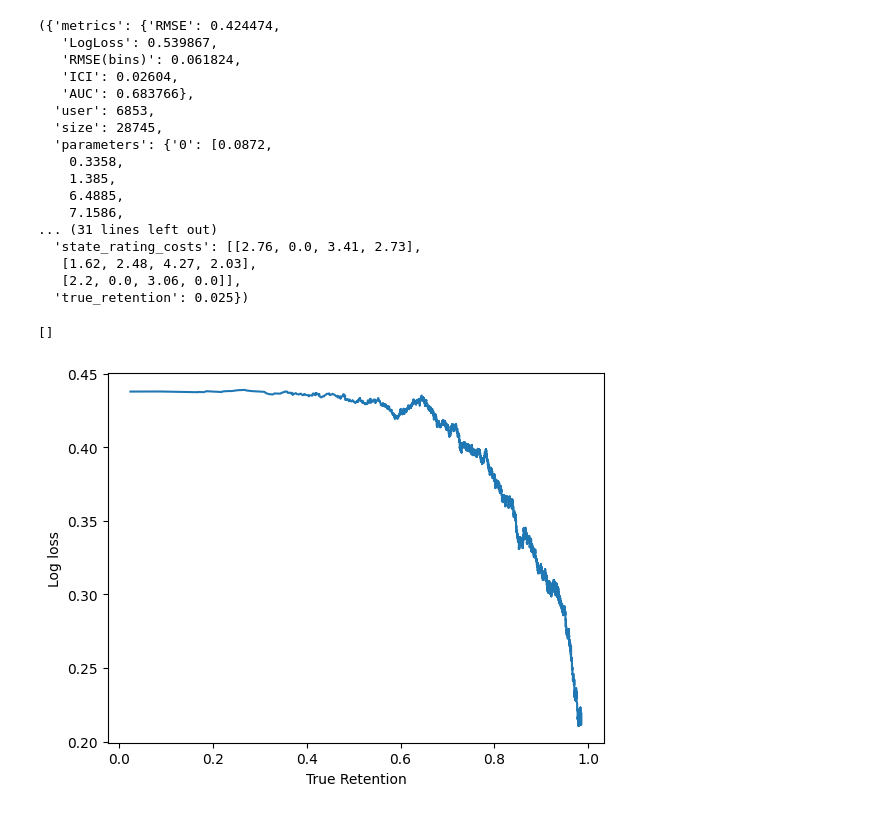
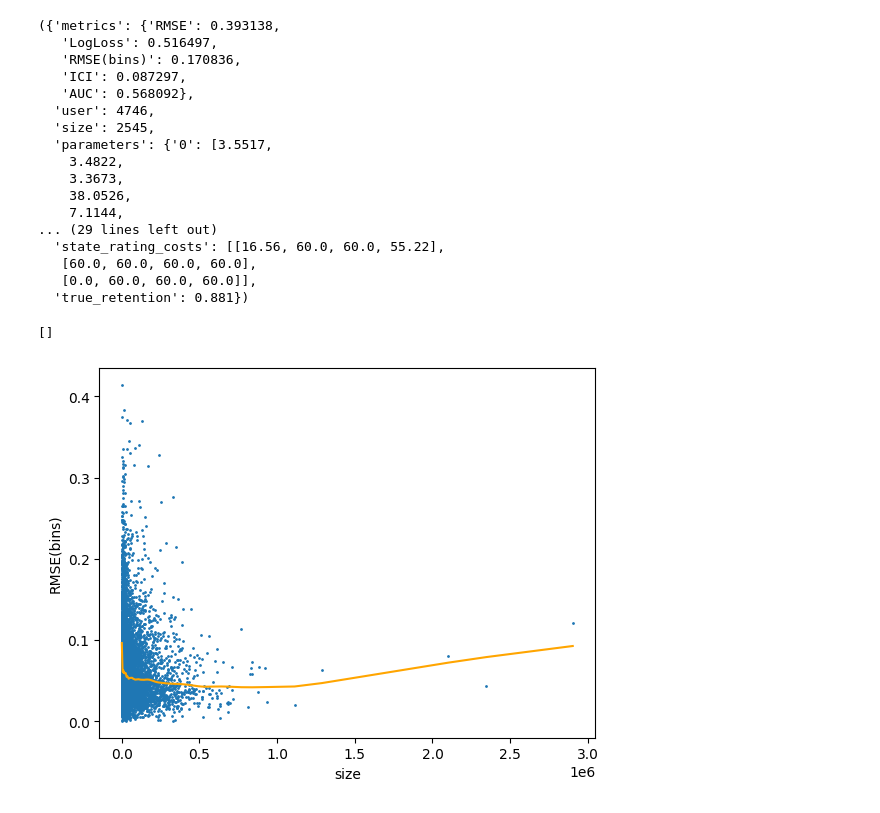
Before and after one commit to open-spaced-repetition/Anki-button-usage, a Jupyter notebook: loss-to-retention.ipynb, the cells around one changed output. Saved outputs shown, nothing was run; the diff lists cells and outputs as text; code cells hidden in the pictures.

```diff
--- a/loss-to-retention.ipynb
+++ b/loss-to-retention.ipynb
@@ -8,49 +8,51 @@ fsrs_6 = load_jsonl("../srs-benchmark/result/FSRS-6.jsonl")
 button_usage = load_jsonl("button_usage.jsonl")
 
 users = list(zip(fsrs_6, button_usage))
-users = sorted(users, key=lambda u: u[1]["true_retention"])
+users = sorted(users, key=lambda u: u[1]["size"])
 users[0]
 # %% [output]
-({'metrics': {'RMSE': 0.424474,
-   'LogLoss': 0.539867,
-   'RMSE(bins)': 0.061824,
-   'ICI': 0.02604,
-   'AUC': 0.683766},
-  'user': 6853,
-  'size': 28745,
-  'parameters': {'0': [0.0872,
-    0.3358,
-    1.385,
-    6.4885,
-    7.1586,
-... (31 lines left out)
-  'state_rating_costs': [[2.76, 0.0, 3.41, 2.73],
-   [1.62, 2.48, 4.27, 2.03],
-   [2.2, 0.0, 3.06, 0.0]],
-  'true_retention': 0.025})
+({'metrics': {'RMSE': 0.393138,
+   'LogLoss': 0.516497,
+   'RMSE(bins)': 0.170836,
+   'ICI': 0.087297,
+   'AUC': 0.568092},
+  'user': 4746,
+  'size': 2545,
+  'parameters': {'0': [3.5517,
+    3.4822,
+    3.3673,
+    38.0526,
+    7.1144,
+... (29 lines left out)
+  'state_rating_costs': [[16.56, 60.0, 60.0, 55.22],
+   [60.0, 60.0, 60.0, 60.0],
+   [0.0, 60.0, 60.0, 60.0]],
+  'true_retention': 0.881})
 # %%
-x = [user[1]["true_retention"] for user in users]
-y = [user[0]["metrics"]["LogLoss"] for user in users]
+x = [user[1]["size"] for user in users]
+y = [user[0]["metrics"]["RMSE(bins)"] for user in users]
 # %%
+from statsmodels.nonparametric.smoothers_lowess import lowess
 from matplotlib import pyplot as plt
 import numpy as np
 
 ax = plt.axes()
-bin_size = 500
+bin_size = 1
 
 # https://stackoverflow.com/a/54628145/24162642
-def moving_average(x, w):
-    return np.convolve(x, np.ones(w), 'valid') / w
 
 #ax.hist([user[1]["true_retention"] for user in users], bins=50)
-ax.plot(x[:10000-bin_size], moving_average(y, bin_size))
-ax.set_xlabel("True Retention")
-ax.set_ylabel("Log loss")
+vals = lowess(y, x, it=3, frac=0.1)
+ax.scatter(x, y, s=1)
+ax.plot([x[0] for x in vals], [x[1] for x in vals], color="orange")
+
+ax.set_xlabel("size")
+ax.set_ylabel("RMSE(bins)")
 
 ax.plot()
 # %% [output]
 []
-[figure, old version]
+[figure, new version]
 # %%
 ax = plt.axes()
 
```
Also changed, not shown: parts of 3 cells of this notebook.
